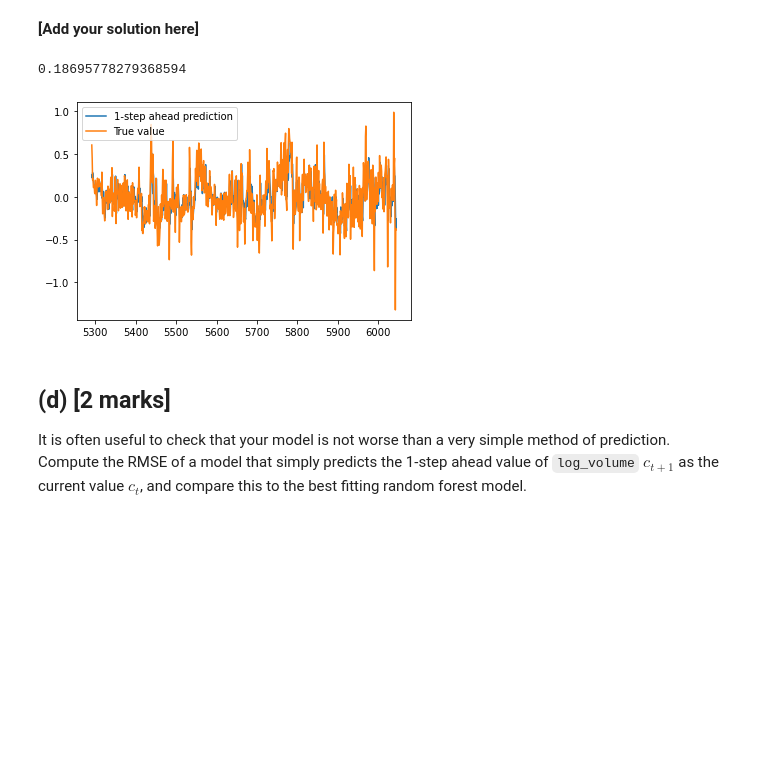
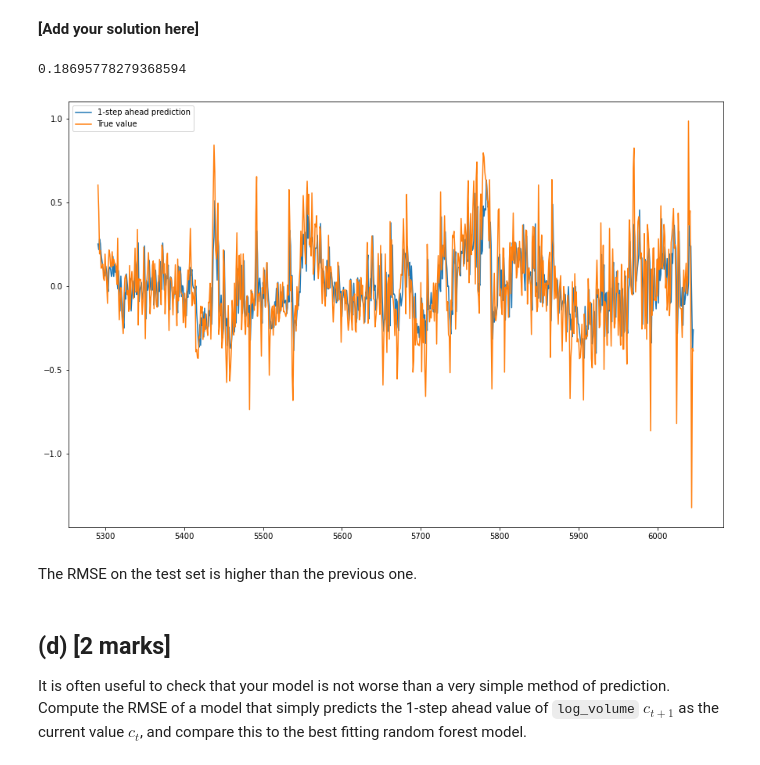
Before and after one commit to InfinityKing48/CFRM521, a Jupyter notebook: HW2/Homework2.ipynb, the cells around one changed output. Cells and saved outputs as stored; diff of their text form; code cells hidden in the pictures; blank space fills up the shorter version.

```diff
--- a/HW2/Homework2.ipynb
+++ b/HW2/Homework2.ipynb
@@ -193,11 +193,15 @@ Using the same time series split as in (b), compute the RMSE of the best fitting
 # %% [markdown]
 **[Add your solution here]**
 # %%
+plt.figure(figsize=(15, 10))
+
 rf_rmse, y_test_rf = time_series_valid_test(X, y, 3, "test", [500, 1e-05])
 rf_rmse
 # %% [output]
 0.18695778279368594
-[figure, old version]
+[figure, new version]
+# %% [markdown]
+The RMSE on the test set is higher than the previous one.
 # %% [markdown]
 ## (d) [2 marks]
 
```
Also changed, not shown: parts of 14 cells of this notebook.
